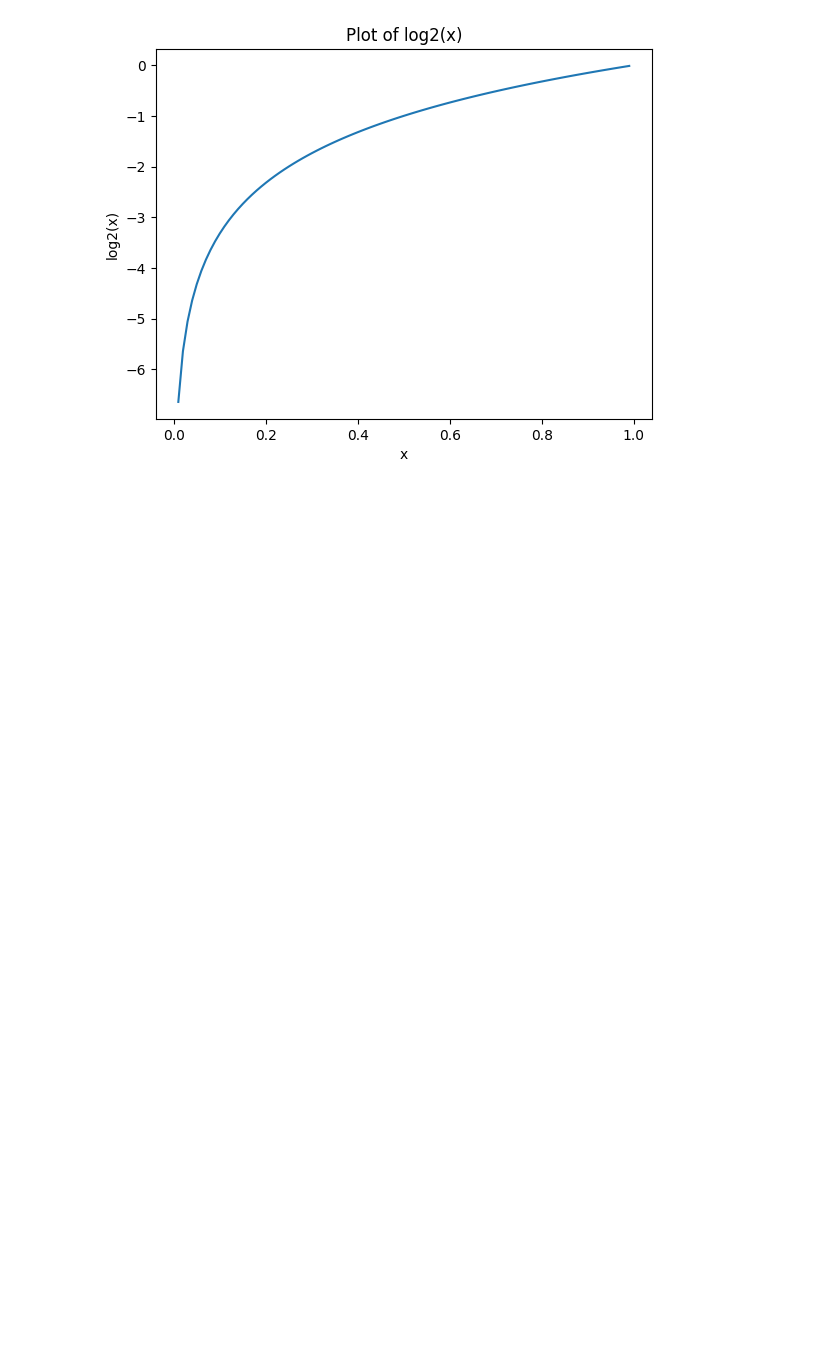
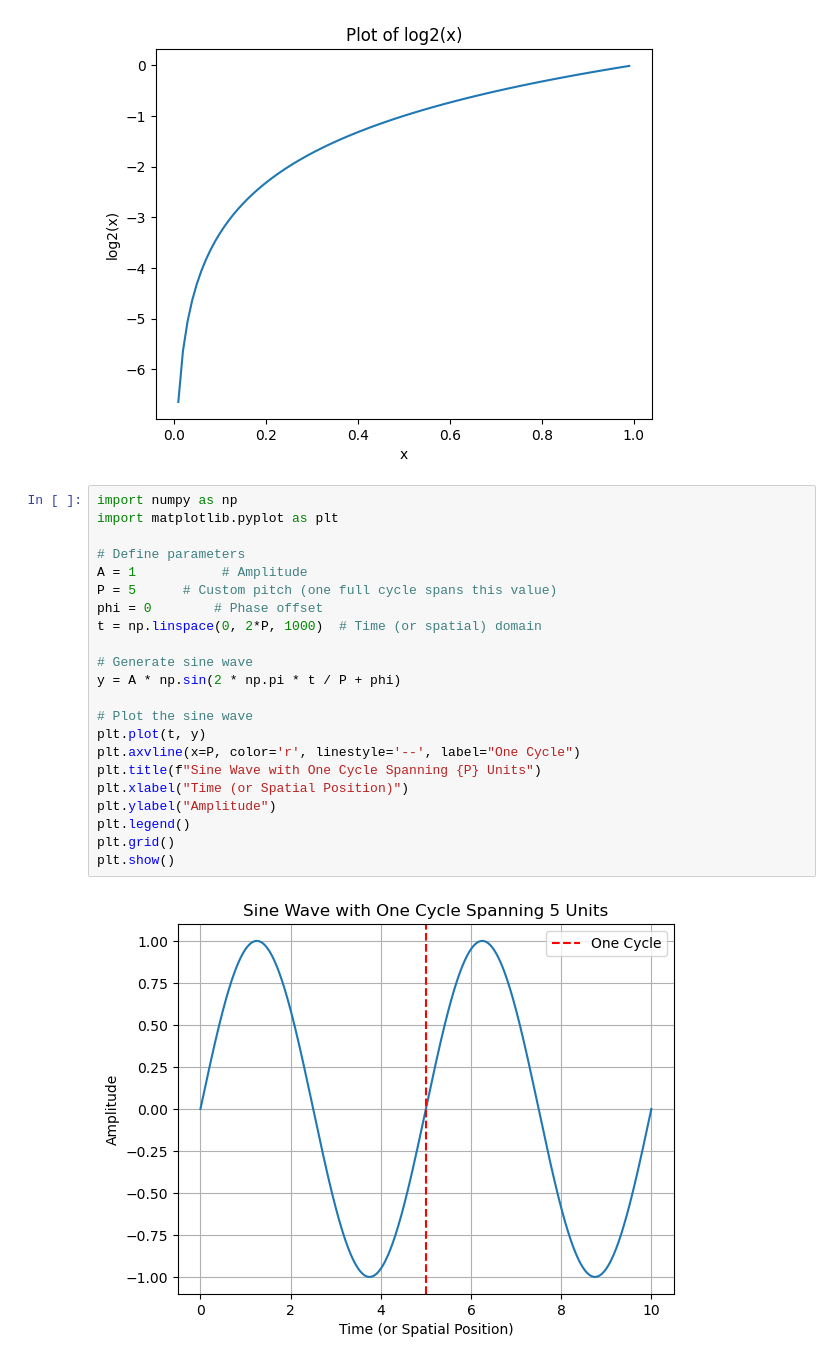
Before and after one commit to yamakiyamaki/3DV, a Jupyter notebook: note.ipynb, the cells around one changed output. Saved outputs shown, nothing was run; the diff lists cells and outputs as text; blank space fills up the shorter version.

```diff
--- a/note.ipynb
+++ b/note.ipynb
@@ -14,3 +14,27 @@ plt.title("Plot of log2(x)")
 plt.show()
 # %% [output]
 [figure]
+# %%
+import numpy as np
+import matplotlib.pyplot as plt
+
+# Define parameters
+A = 1           # Amplitude
+P = 5      # Custom pitch (one full cycle spans this value)
+phi = 0        # Phase offset
+t = np.linspace(0, 2*P, 1000)  # Time (or spatial) domain
+
+# Generate sine wave
+y = A * np.sin(2 * np.pi * t / P + phi)
+
+# Plot the sine wave
+plt.plot(t, y)
+plt.axvline(x=P, color='r', linestyle='--', label="One Cycle")
+plt.title(f"Sine Wave with One Cycle Spanning {P} Units")
+plt.xlabel("Time (or Spatial Position)")
+plt.ylabel("Amplitude")
+plt.legend()
+plt.grid()
+plt.show()
+# %% [output]
+[figure, added]
```
Also changed, not shown: 25 other files.
